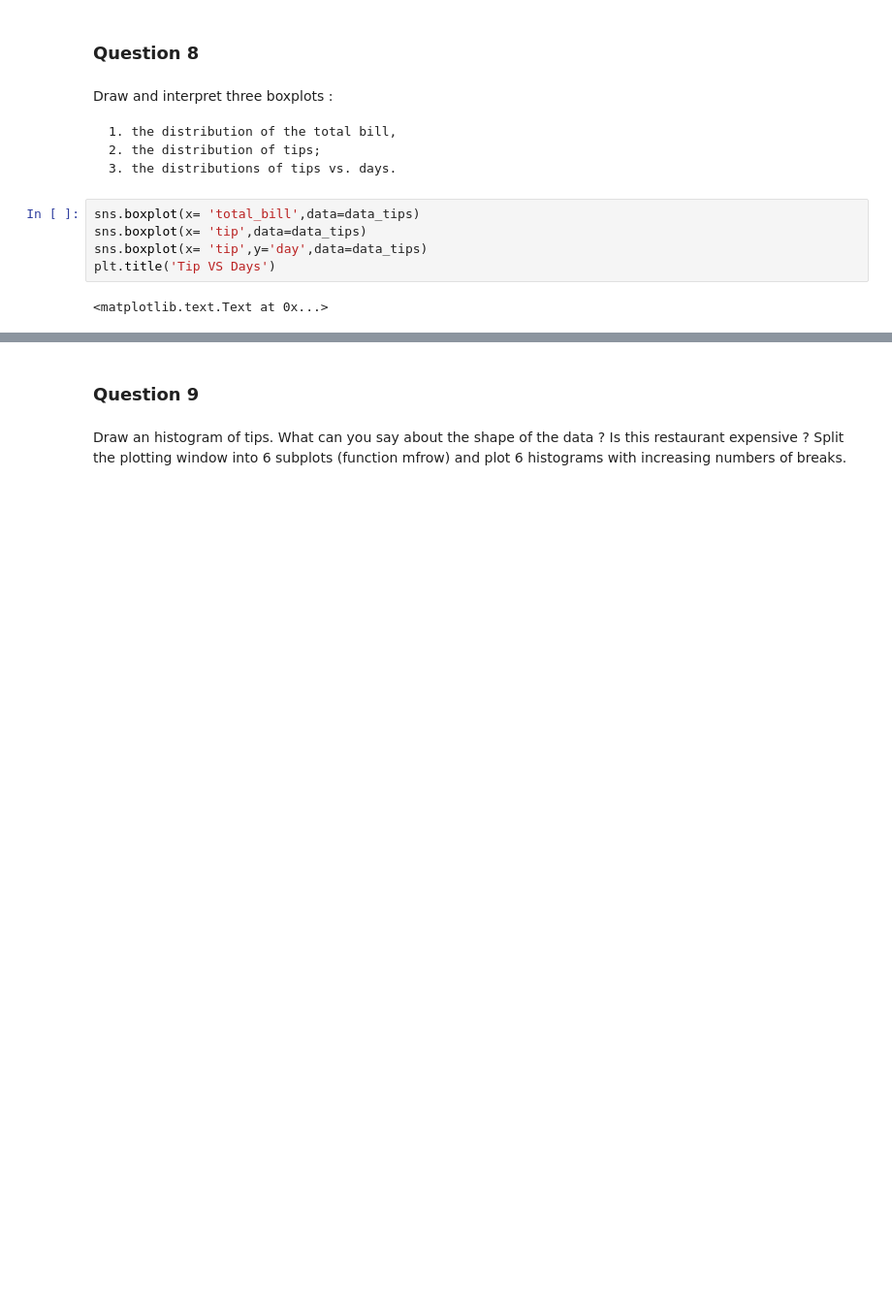
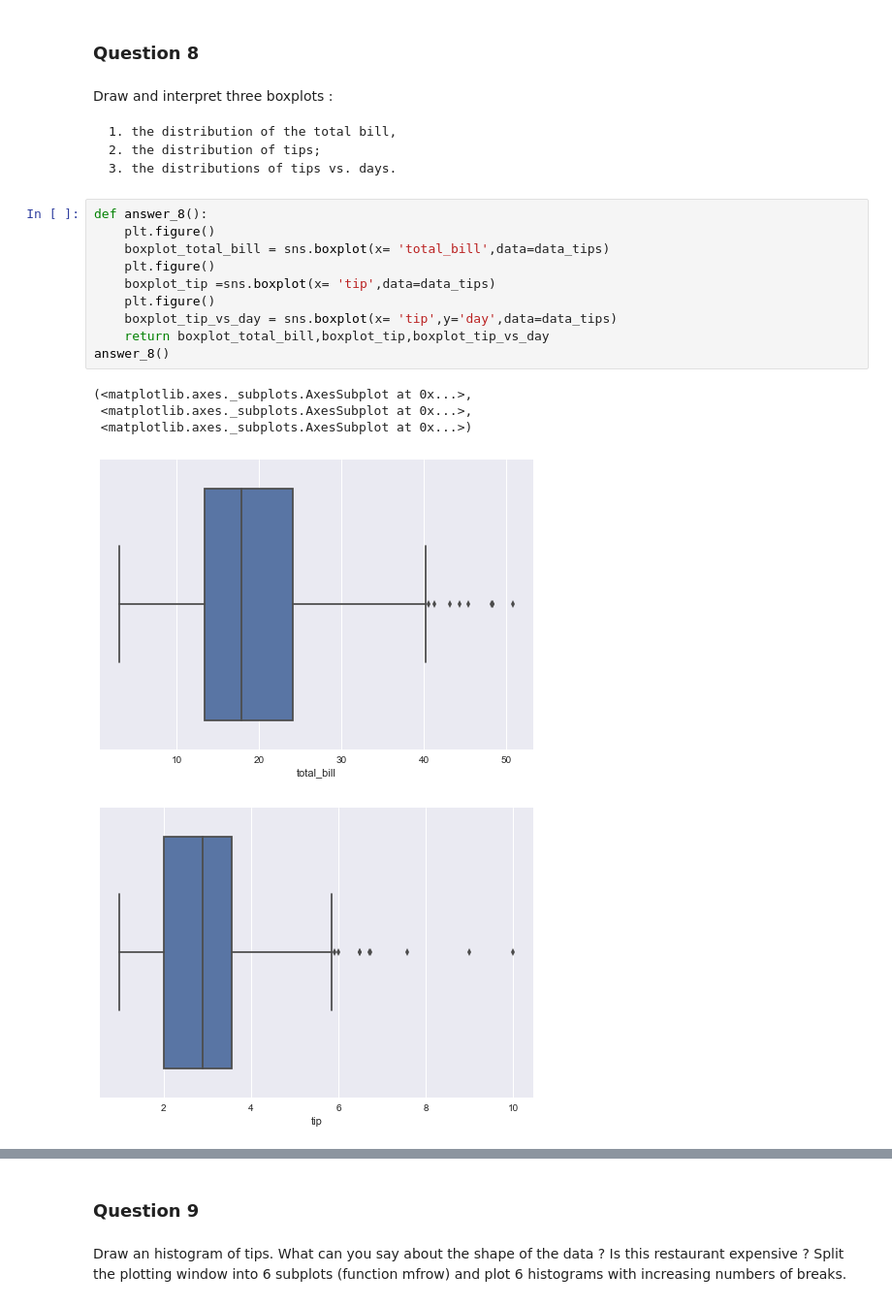
Before and after one commit to CheickDIAKITE/TIP-Price, a Jupyter notebook: TP1F3B.ipynb, the cells around one changed output, grey strips where cells are left out. Shown: that part at 97% size. Drawn from its saved outputs; the diff is of its cells as text; blank space fills up the shorter version.

```diff
--- a/TP1F3B.ipynb
+++ b/TP1F3B.ipynb
@@ -183,9 +186,18 @@ Draw and interpret three boxplots :
     2. the distribution of tips;
     3. the distributions of tips vs. days.
 # %%
-sns.boxplot(x= 'total_bill',data=data_tips)
-sns.boxplot(x= 'tip',data=data_tips)
-sns.boxplot(x= 'tip',y='day',data=data_tips)
-plt.title('Tip VS Days')
+def answer_8():
+    plt.figure()
+    boxplot_total_bill = sns.boxplot(x= 'total_bill',data=data_tips)
+    plt.figure()
+    boxplot_tip =sns.boxplot(x= 'tip',data=data_tips)
+    plt.figure()
+    boxplot_tip_vs_day = sns.boxplot(x= 'tip',y='day',data=data_tips)
+    return boxplot_total_bill,boxplot_tip,boxplot_tip_vs_day
+answer_8()
 # %% [output]
-<matplotlib.text.Text at 0x...>
+(<matplotlib.axes._subplots.AxesSubplot at 0x...>,
+ <matplotlib.axes._subplots.AxesSubplot at 0x...>,
+ <matplotlib.axes._subplots.AxesSubplot at 0x...>)
+[figure, added]
+[figure, added]
```
Also changed, not shown: parts of 28 cells of this notebook.
